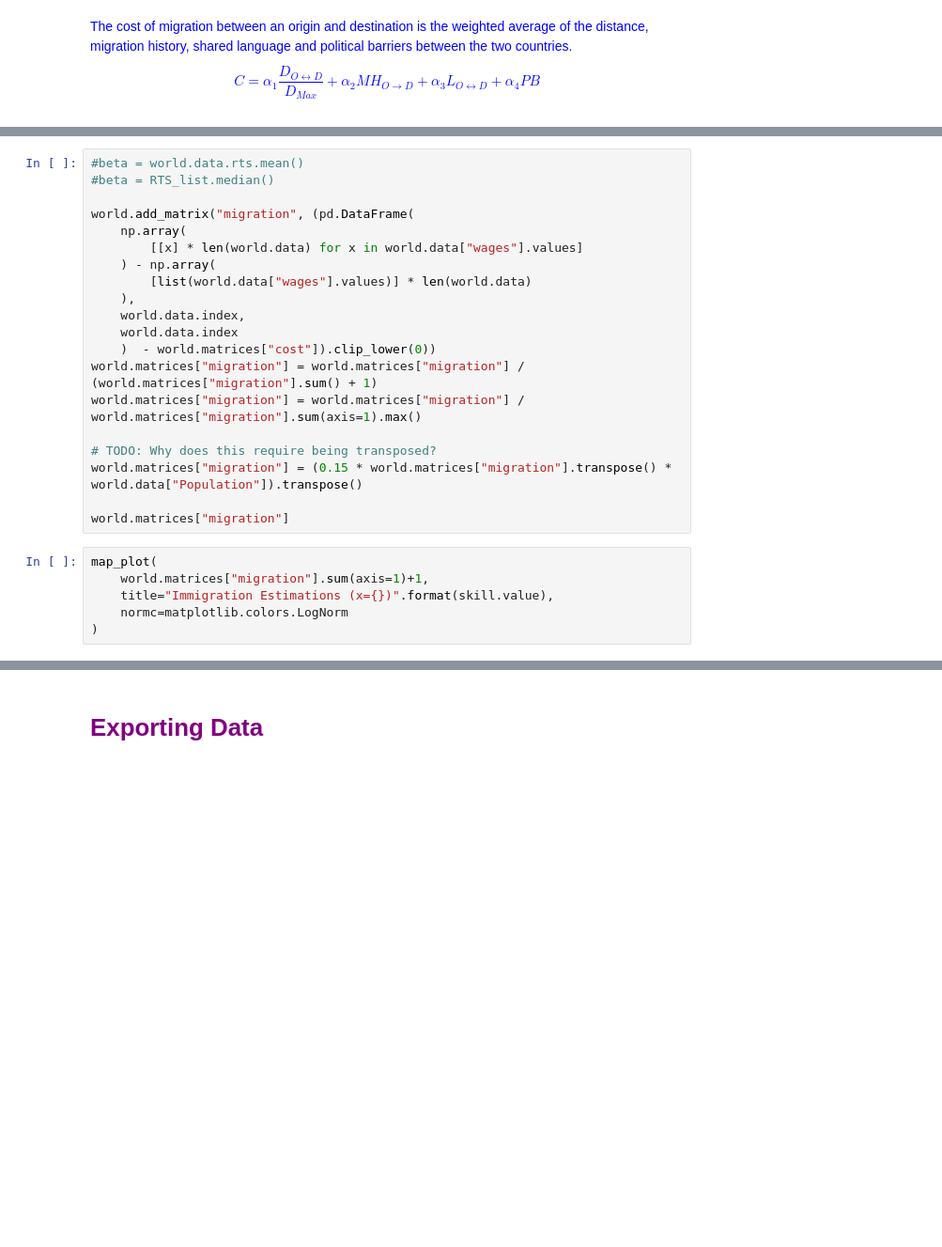
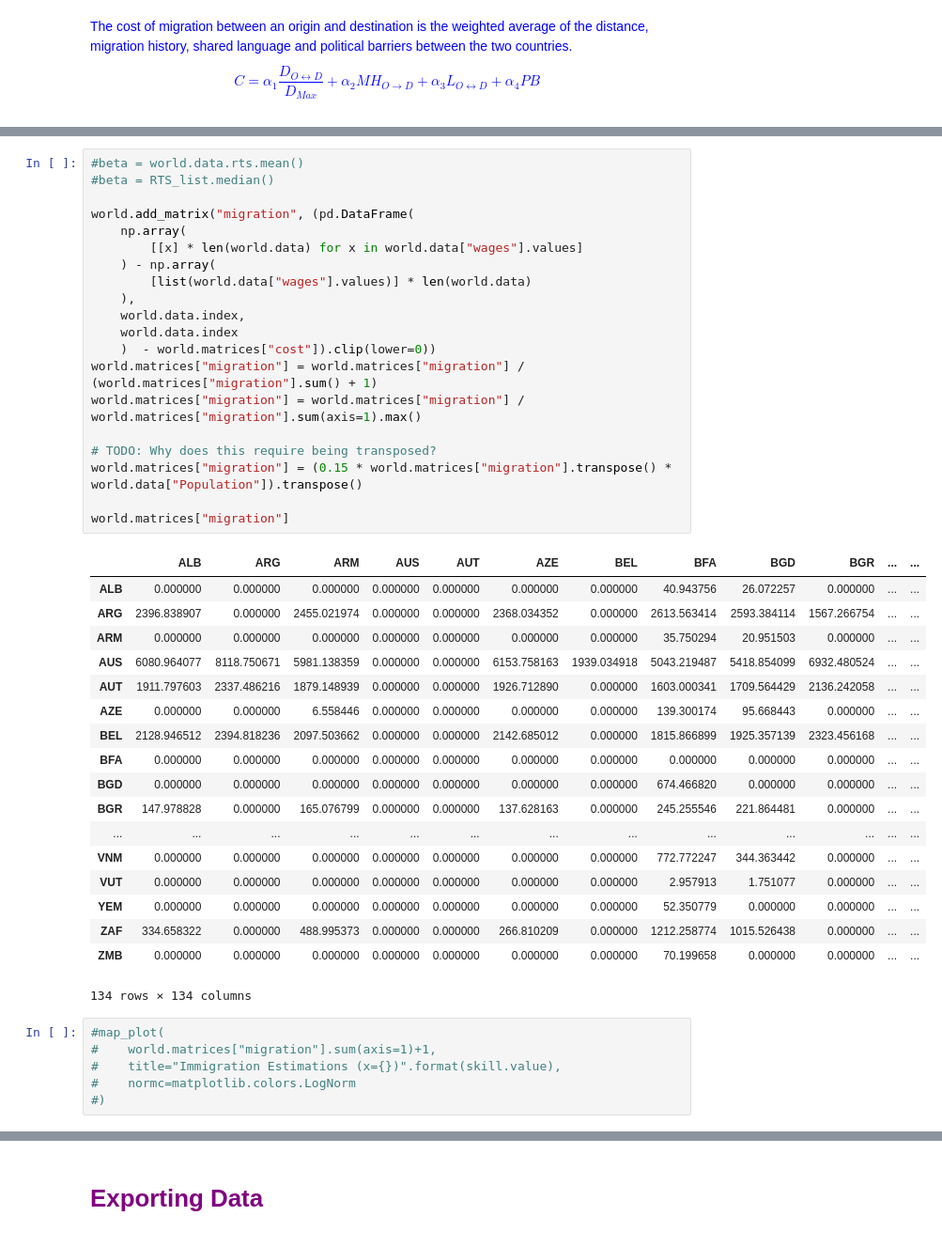
Before and after one commit to crcresearch/GOS, a Jupyter notebook: examples/multiscale-migration/GOS+Multiscale+Migration+Model.ipynb, the cells around one changed output, grey strips where cells are left out. Shown at 94% size. Drawn from its saved outputs; the diff is of its cells as text; blank space fills up the shorter version.

```diff
--- a/examples/multiscale-migration/GOS+Multiscale+Migration+Model.ipynb
+++ b/examples/multiscale-migration/GOS+Multiscale+Migration+Model.ipynb
@@ -401,27 +739,46 @@ map_plot(world.data["wages"], title="Wages")
 # %%
 #beta = world.data.rts.mean()
 #beta = RTS_list.median()
 
 world.add_matrix("migration", (pd.DataFrame(
     np.array(
         [[x] * len(world.data) for x in world.data["wages"].values]
     ) - np.array(
         [list(world.data["wages"].values)] * len(world.data)
     ),
     world.data.index,
     world.data.index
-    )  - world.matrices["cost"]).clip_lower(0))
+    )  - world.matrices["cost"]).clip(lower=0))
 world.matrices["migration"] = world.matrices["migration"] / (world.matrices["migration"].sum() + 1)
 world.matrices["migration"] = world.matrices["migration"] / world.matrices["migration"].sum(axis=1).max()
 
 # TODO: Why does this require being transposed?
 world.matrices["migration"] = (0.15 * world.matrices["migration"].transpose() * world.data["Population"]).transpose()
 
 world.matrices["migration"]
+# %% [output]
+|  | ALB | ARG | ARM | AUS | AUT | AZE | BEL | BFA | BGD | BGR | ... | ... |
+| ALB | 0.000000 | 0.000000 | 0.000000 | 0.000000 | 0.000000 | 0.000000 | 0.000000 | 40.943756 | 26.072257 | 0.000000 | ... | ... |
+| ARG | 2396.838907 | 0.000000 | 2455.021974 | 0.000000 | 0.000000 | 2368.034352 | 0.000000 | 2613.563414 | 2593.384114 | 1567.266754 | ... | ... |
+| ARM | 0.000000 | 0.000000 | 0.000000 | 0.000000 | 0.000000 | 0.000000 | 0.000000 | 35.750294 | 20.951503 | 0.000000 | ... | ... |
+| AUS | 6080.964077 | 8118.750671 | 5981.138359 | 0.000000 | 0.000000 | 6153.758163 | 1939.034918 | 5043.219487 | 5418.854099 | 6932.480524 | ... | ... |
+| AUT | 1911.797603 | 2337.486216 | 1879.148939 | 0.000000 | 0.000000 | 1926.712890 | 0.000000 | 1603.000341 | 1709.564429 | 2136.242058 | ... | ... |
+| AZE | 0.000000 | 0.000000 | 6.558446 | 0.000000 | 0.000000 | 0.000000 | 0.000000 | 139.300174 | 95.668443 | 0.000000 | ... | ... |
+| BEL | 2128.946512 | 2394.818236 | 2097.503662 | 0.000000 | 0.000000 | 2142.685012 | 0.000000 | 1815.866899 | 1925.357139 | 2323.456168 | ... | ... |
+| BFA | 0.000000 | 0.000000 | 0.000000 | 0.000000 | 0.000000 | 0.000000 | 0.000000 | 0.000000 | 0.000000 | 0.000000 | ... | ... |
+| BGD | 0.000000 | 0.000000 | 0.000000 | 0.000000 | 0.000000 | 0.000000 | 0.000000 | 674.466820 | 0.000000 | 0.000000 | ... | ... |
+| BGR | 147.978828 | 0.000000 | 165.076799 | 0.000000 | 0.000000 | 137.628163 | 0.000000 | 245.255546 | 221.864481 | 0.000000 | ... | ... |
+| ... | ... | ... | ... | ... | ... | ... | ... | ... | ... | ... | ... | ... |
+| VNM | 0.000000 | 0.000000 | 0.000000 | 0.000000 | 0.000000 | 0.000000 | 0.000000 | 772.772247 | 344.363442 | 0.000000 | ... | ... |
+| VUT | 0.000000 | 0.000000 | 0.000000 | 0.000000 | 0.000000 | 0.000000 | 0.000000 | 2.957913 | 1.751077 | 0.000000 | ... | ... |
+| YEM | 0.000000 | 0.000000 | 0.000000 | 0.000000 | 0.000000 | 0.000000 | 0.000000 | 52.350779 | 0.000000 | 0.000000 | ... | ... |
+| ZAF | 334.658322 | 0.000000 | 488.995373 | 0.000000 | 0.000000 | 266.810209 | 0.000000 | 1212.258774 | 1015.526438 | 0.000000 | ... | ... |
+| ZMB | 0.000000 | 0.000000 | 0.000000 | 0.000000 | 0.000000 | 0.000000 | 0.000000 | 70.199658 | 0.000000 | 0.000000 | ... | ... |
+134 rows × 134 columns
 # %%
-map_plot(
-    world.matrices["migration"].sum(axis=1)+1,
-    title="Immigration Estimations (x={})".format(skill.value),
-    normc=matplotlib.colors.LogNorm
-)
+#map_plot(
+#    world.matrices["migration"].sum(axis=1)+1,
+#    title="Immigration Estimations (x={})".format(skill.value),
+#    normc=matplotlib.colors.LogNorm
+#)
 # %%
```
Also changed, not shown: parts of 26 cells of this notebook.
